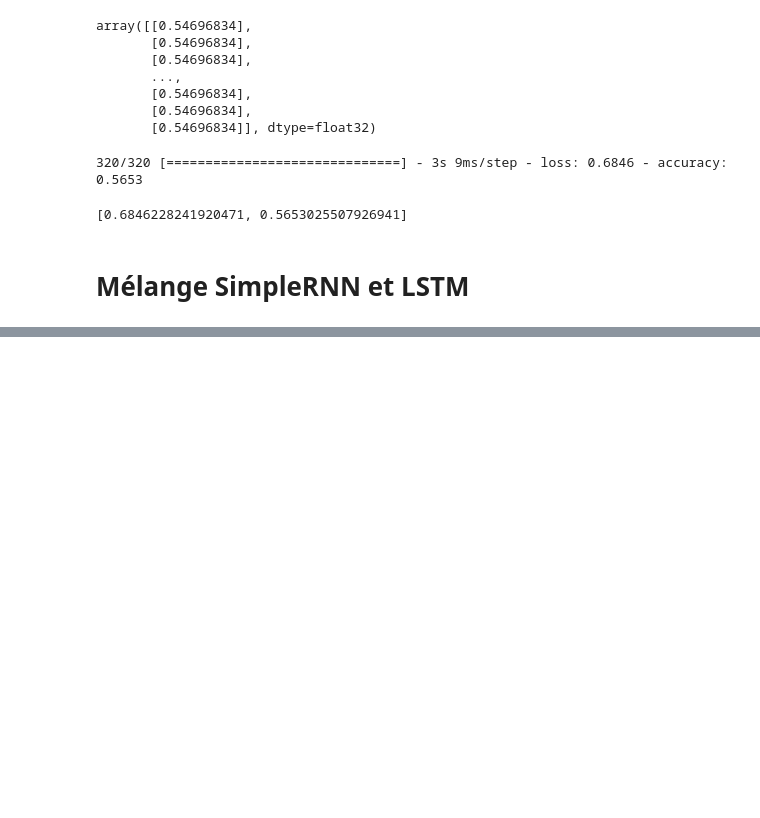
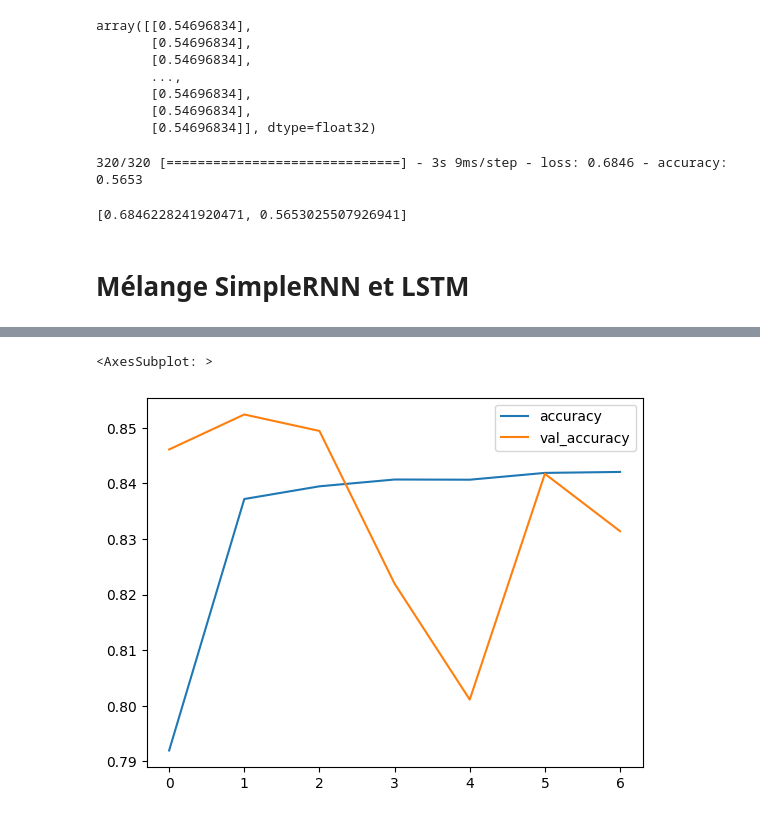
Before and after one commit to benmessao/PFE, a Jupyter notebook: source/deep learning/sequence_creation.ipynb, the cells around one changed output, grey strips where cells are left out. Cells and saved outputs as stored; diff of their text form; code cells hidden in the pictures; blank space fills up the shorter version.

Commit message:
Création d'un réseau Simple GRU Mise en place d'autres attaques DoS dans le notebook
Ajouts de commentaires

```diff
--- a/source/deep learning/sequence_creation.ipynb
+++ b/source/deep learning/sequence_creation.ipynb
@@ -543,0 +692,17 @@ eval
+# %%
+simple_GRU = keras.models.Sequential()
+simple_GRU.add( keras.layers.Dense(32,input_shape=(20,13), activation='relu'))
+simple_GRU.add( keras.layers.Dropout(0.2) )
+simple_GRU.add( keras.layers.BatchNormalization() )
+simple_GRU.add( keras.layers.GRU(100, return_sequences=False, activation='relu') )
+simple_GRU.add( keras.layers.Dropout(0.2) )
+simple_GRU.add( keras.layers.BatchNormalization() )
+simple_GRU.add( keras.layers.Dense(64, activation='relu') )
+simple_GRU.add( keras.layers.Dropout(0.2) )
+simple_GRU.add( keras.layers.Dense(1, activation='sigmoid') )
+# %%
+callback = keras.callbacks.EarlyStopping(monitor='val_accuracy', patience=5, restore_best_weights=True)
+opt = keras.optimizers.SGD(learning_rate=0.01)
+simple_GRU.compile(loss='binary_crossentropy', optimizer=opt, metrics='accuracy')
+# %%
+history = simple_GRU.fit(X_train, y_train, epochs=25, batch_size=32, validation_split=0.3, callbacks=[callback])
@@ -543,0 +724,6 @@ eval
+# %%
+history_df = pd.DataFrame(history.history)
+history_df.loc[:, ['accuracy', 'val_accuracy']].plot()
+# %% [output]
+<AxesSubplot: >
+[figure, added]
```
Also changed, not shown: parts of 52 cells of this notebook, 1 other file.
